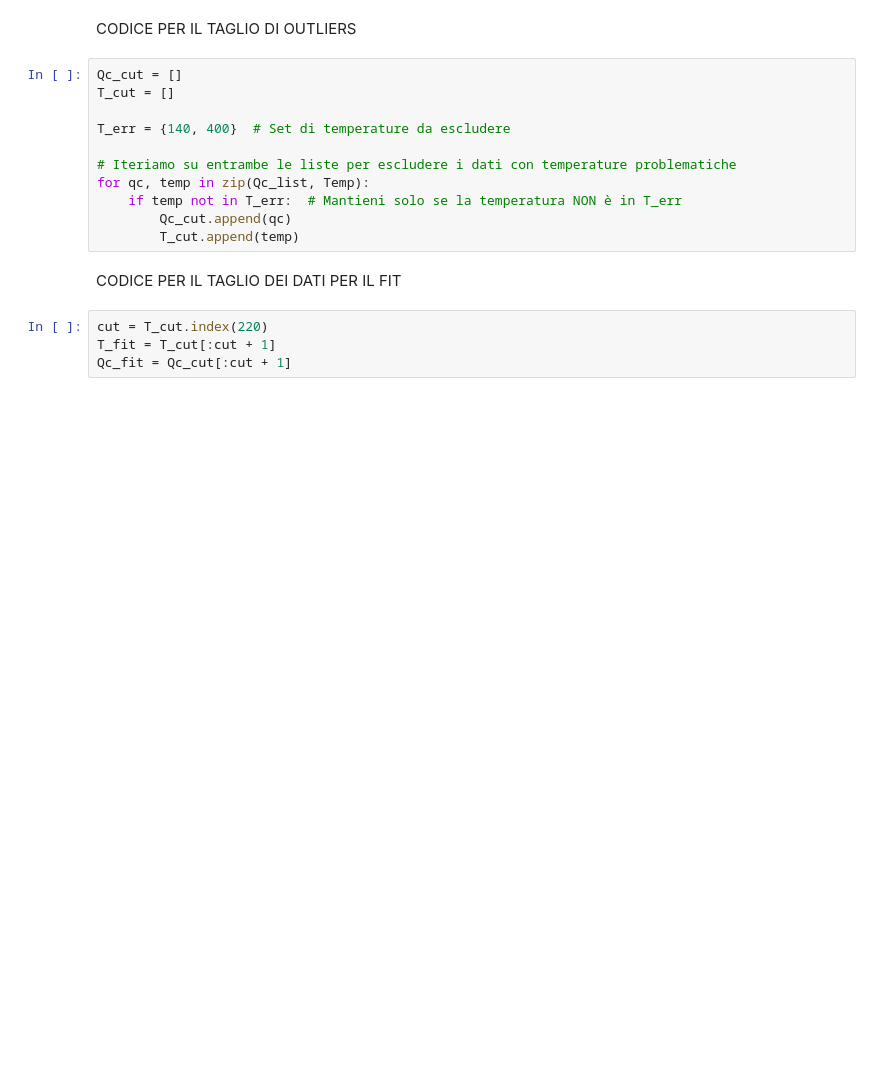
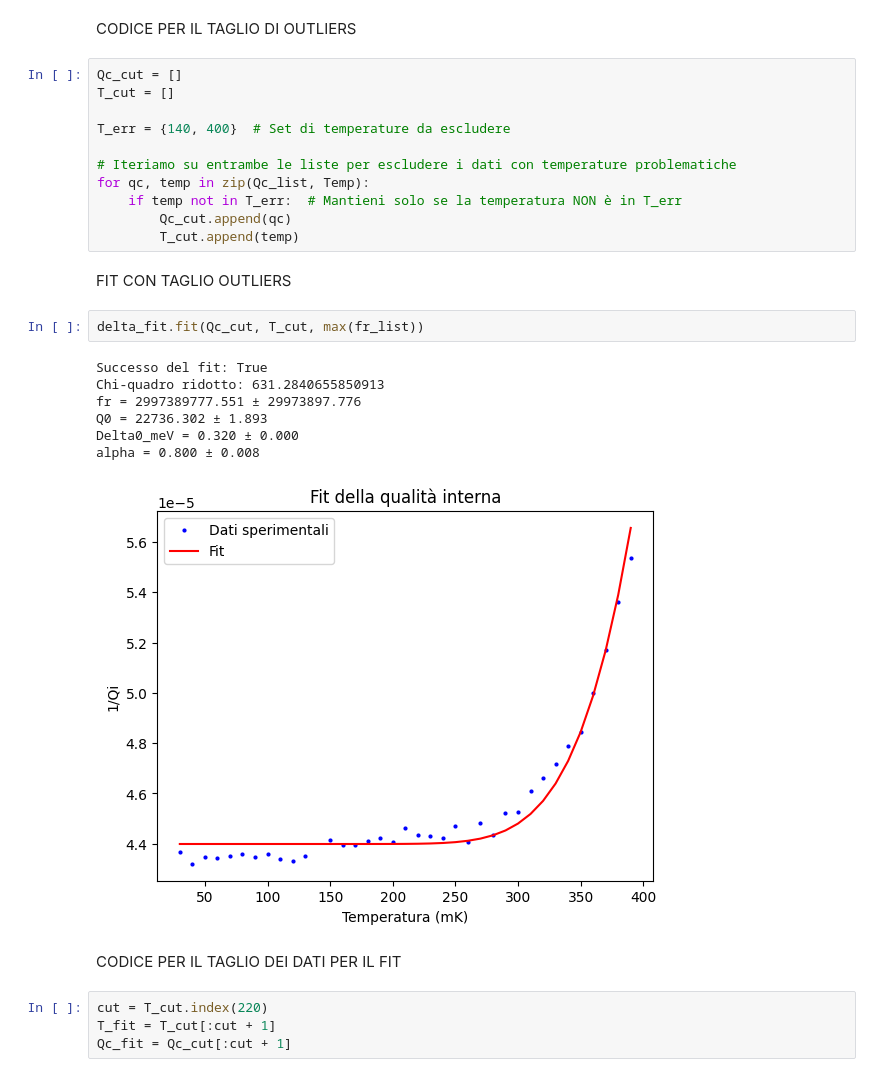
Before and after one commit to biqute/QTLab2425, a Jupyter notebook: 2Dqubit/fit/test_resonance.ipynb, the cells around one changed output. Saved outputs shown, nothing was run; the diff lists cells and outputs as text; blank space fills up the shorter version.

```diff
--- a/2Dqubit/fit/test_resonance.ipynb
+++ b/2Dqubit/fit/test_resonance.ipynb
@@ -166,6 +193,18 @@ for qc, temp in zip(Qc_list, Temp):
     if temp not in T_err:  # Mantieni solo se la temperatura NON è in T_err
         Qc_cut.append(qc)
         T_cut.append(temp)
+# %% [markdown]
+FIT CON TAGLIO OUTLIERS
+# %%
+delta_fit.fit(Qc_cut, T_cut, max(fr_list))
+# %% [output]
+Successo del fit: True
+Chi-quadro ridotto: 631.2840655850913
+fr = 2997389777.551 ± 29973897.776
+Q0 = 22736.302 ± 1.893
+Delta0_meV = 0.320 ± 0.000
+alpha = 0.800 ± 0.008
+[figure, added]
 # %% [markdown]
 CODICE PER IL TAGLIO DEI DATI PER IL FIT
 # %%
```
Also changed, not shown: parts of 7 cells of this notebook.
